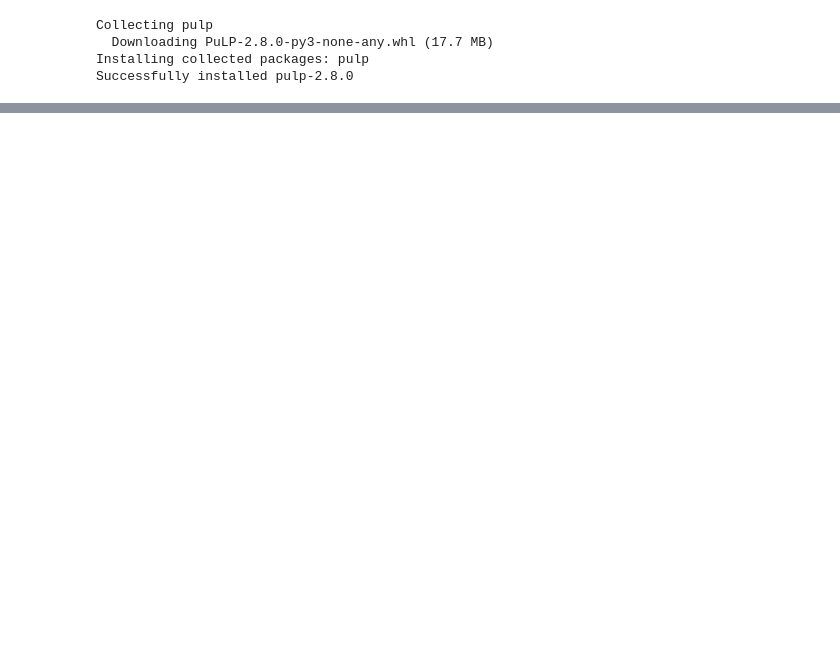
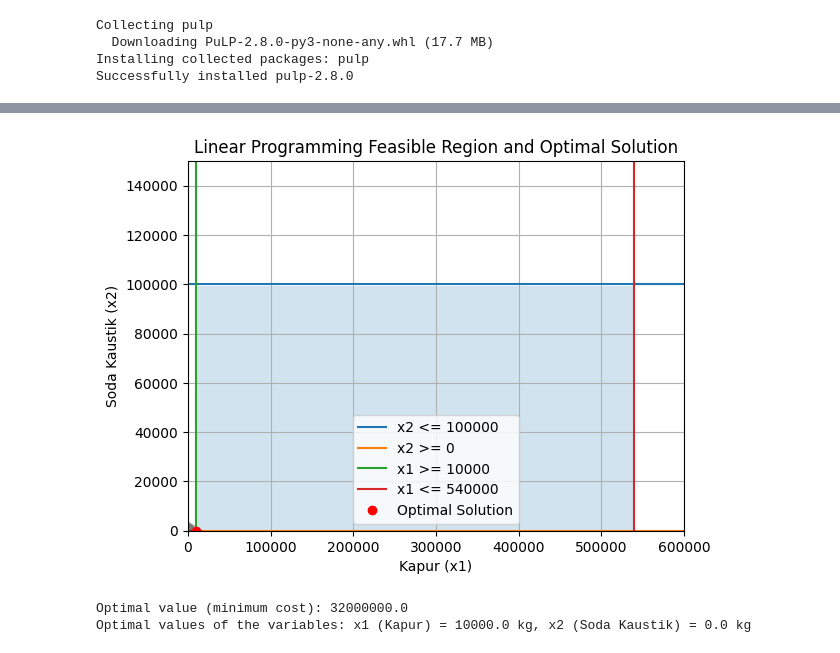
Before and after one commit to marastika/BIMODAL-R-, a Jupyter notebook: Algortima_linear_programming.ipynb, the cells around one changed output, grey strips where cells are left out. Cells and saved outputs as stored; diff of their text form; code cells hidden in the pictures; blank space fills up the shorter version.

```diff
--- a/Algortima_linear_programming.ipynb
+++ b/Algortima_linear_programming.ipynb
@@ -133,0 +67,69 @@ Penggunaan Bahan Kimia A, B, C: [175.   0.  50.]
+# %%
+import numpy as np
+import matplotlib.pyplot as plt
+from scipy.optimize import linprog
+
+# Definisikan koefisien dari fungsi objektif (minimasi biaya)
+c = [3200, 15000]  # Biaya per kg Kapur dan Soda Kaustik
+
+# Definisikan koefisien dari batasan (Ax <= b)
+# Dalam hal ini, kita akan mempertimbangkan batasan utama:
+# 1. Kapur: 10.000 <= x1 <= 540.000
+# 2. Soda Kaustik: 0 <= x2 <= 100.000
+A = [
+    [-1, 0],  # -x1 <= -10.000 (x1 >= 10.000)
+    [1, 0],   # x1 <= 540.000
+    [0, 1],   # x2 <= 100.000
+    [0, -1]   # -x2 <= 0 (x2 >= 0)
+]
+
+b = [
+    -10000,  # x1 >= 10.000
+    540000,  # x1 <= 540.000
+    100000,  # x2 <= 100.000
+    0        # x2 >= 0
+]
+
+# Selesaikan masalah linear programming menggunakan metode Simplex
+result = linprog(c, A_ub=A, b_ub=b, method='simplex')
+
+# Ekstrak solusi optimal
+x1_opt, x2_opt = result.x
+
+# Plotting
+x = np.linspace(0, 600000, 400)
+
+# Plotkan batasan
+plt.plot(x, np.full_like(x, 100000), label='x2 <= 100000')
+plt.plot(x, np.full_like(x, 0), label='x2 >= 0')
+plt.plot(np.full_like(x, 10000), x, label='x1 >= 10000')
+plt.plot(np.full_like(x, 540000), x, label='x1 <= 540000')
+
+# Isi daerah layak
+plt.fill_betweenx(x, 10000, 540000, alpha=0.2, where=(x <= 100000))
+
+# Garis fungsi objektif (untuk ilustrasi, menunjukkan beberapa garis untuk memvisualisasikan arah)
+for Z in [1e7, 2e7, 3e7, 4e7, 5e7]:
+    plt.plot(x, (Z - 3200 * x) / 15000, 'k--', alpha=0.4)
+
+# Plotkan solusi optimal
+plt.plot(x1_opt, x2_opt, 'ro', label='Optimal Solution')
+
+# Anotasi
+plt.xlabel('Kapur (x1)')
+plt.ylabel('Soda Kaustik (x2)')
+plt.title('Linear Programming Feasible Region and Optimal Solution')
+plt.legend()
+plt.grid(True)
+plt.xlim(0, 600000)
+plt.ylim(0, 150000)
+
+# Tampilkan plot
+plt.show()
+
+print(f'Optimal value (minimum cost): {result.fun}')
+print(f'Optimal values of the variables: x1 (Kapur) = {x1_opt} kg, x2 (Soda Kaustik) = {x2_opt} kg')
+# %% [output]
+[figure, added]
+Optimal value (minimum cost): 32000000.0
+Optimal values of the variables: x1 (Kapur) = 10000.0 kg, x2 (Soda Kaustik) = 0.0 kg
```
Also changed, not shown: parts of 6 cells of this notebook.
